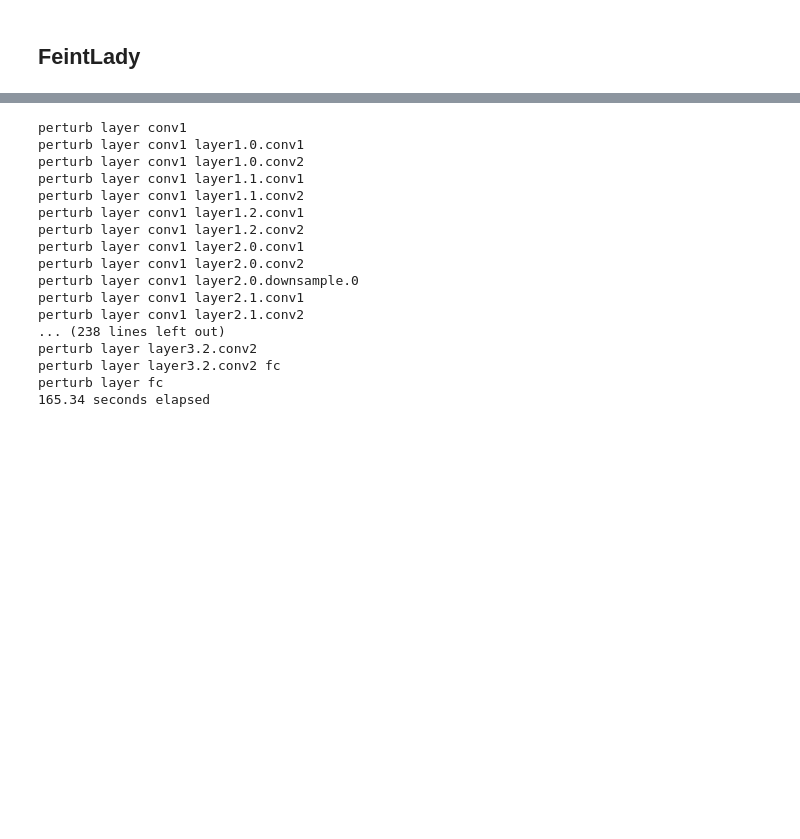
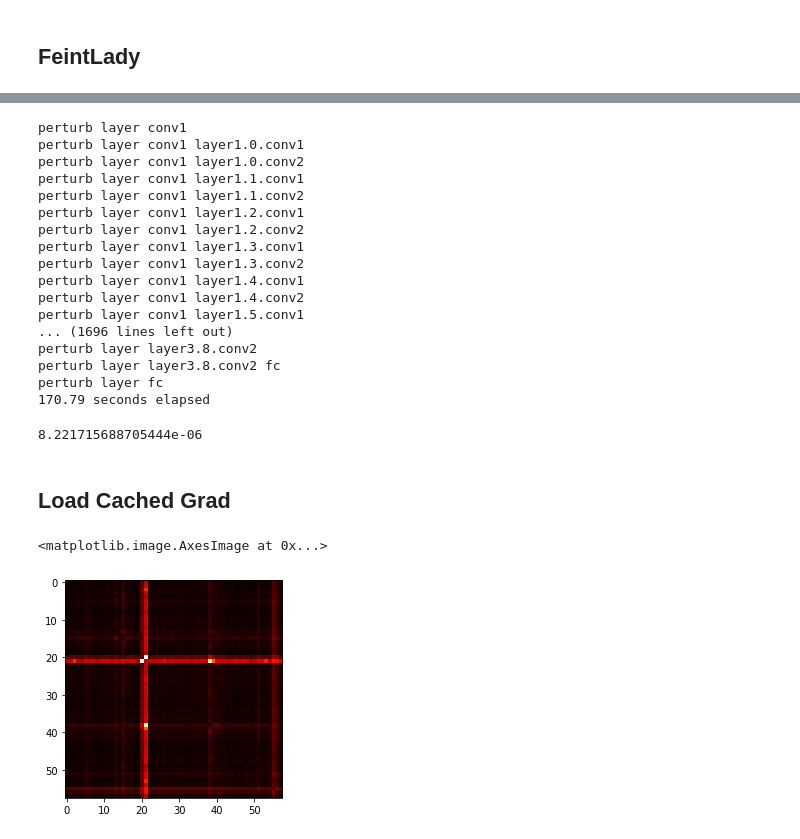
Before and after one commit to JamesTuna/CLADO_MPQ, a Jupyter notebook: FeintLady.ipynb, the cells around one changed output, grey strips where cells are left out. Drawn from its saved outputs; the diff is of its cells as text; code cells hidden in the pictures; blank space fills up the shorter version.

```diff
--- a/FeintLady.ipynb
+++ b/FeintLady.ipynb
@@ -182,13 +179,15 @@ ref_metric = ('mean_loss',res['mean_loss'])
 # %%
-def perturb_loss(perturb_names,ref_metric):
+def perturb_loss(perturb_names,ref_metric,eval_data,printInfo=False):
     with torch.no_grad():
         # perturb layers
         for n in perturb_names:
             layers_to_quant[n][2].weight.data = layers_to_quant[n][1].weight.data
         # do evaluation
-        res = evaluate(test,torch_perturb_model)
+        res = evaluate(eval_data,torch_perturb_model)
         perturbed_loss = res[ref_metric[0]] - ref_metric[1]
-#         print(res)
+
+        if printInfo:
+            print(res)
         # recover layers
         for n in perturb_names:
             layers_to_quant[n][2].weight.data = layers_to_quant[n][0].weight.data
@@ -201,11 +202,11 @@ for n in layers_to_quant:
     for m in layers_to_quant:
         if n == m:
             print('perturb layer',n)
-            p = perturb_loss([n,],ref_metric)
+            p = perturb_loss([n,],ref_metric,calib_data)
             cached[(n,n)] = p
         if (n,m) not in cached:
             print('perturb layer',n,m)
-            p = perturb_loss([n,m],ref_metric)
+            p = perturb_loss([n,m],ref_metric,calib_data)
             cached[(n,m)] = p
             cached[(m,n)] = p
 print(f'{time.time()-s_time:.2f} seconds elapsed')
@@ -217,16 +218,16 @@ perturb layer conv1 layer1.1.conv1
 perturb layer conv1 layer1.1.conv2
 perturb layer conv1 layer1.2.conv1
 perturb layer conv1 layer1.2.conv2
-perturb layer conv1 layer2.0.conv1
-perturb layer conv1 layer2.0.conv2
-perturb layer conv1 layer2.0.downsample.0
-perturb layer conv1 layer2.1.conv1
-perturb layer conv1 layer2.1.conv2
-... (238 lines left out)
-perturb layer layer3.2.conv2
-perturb layer layer3.2.conv2 fc
+perturb layer conv1 layer1.3.conv1
+perturb layer conv1 layer1.3.conv2
+perturb layer conv1 layer1.4.conv1
+perturb layer conv1 layer1.4.conv2
+perturb layer conv1 layer1.5.conv1
+... (1696 lines left out)
+perturb layer layer3.8.conv2
+perturb layer layer3.8.conv2 fc
 perturb layer fc
-165.34 seconds elapsed
+170.79 seconds elapsed
 # %%
 layer_index = {}
 cnt = 0
@@ -242,4 +243,23 @@ for n in layers_to_quant:
         hm[layer_index[n],layer_index[m]] = cached[(n,m)]
 # %%
 cached_grad = np.zeros_like(hm)
+# %%
+import pickle
+with open('feintlady_resnet56_calib','wb') as f:
+    pickle.dump({'Ltilde':hm,'layer_index':layer_index},f)
+# %%
+perturb_loss(['conv1',],ref_metric,eval_data=calib_data)
+# %% [output]
+8.221715688705444e-06
+# %% [markdown]
+## Load Cached Grad
+# %%
+import pickle
+with open('feintlady_resnet56_calib','rb') as f:
+    hm = pickle.load(f)
+# %%
+plt.imshow(hm['Ltilde'],cmap='hot')
+# %% [output]
+<matplotlib.image.AxesImage at 0x...>
+[figure, added]
 # %%
```
Also changed, not shown: parts of 34 cells of this notebook.
